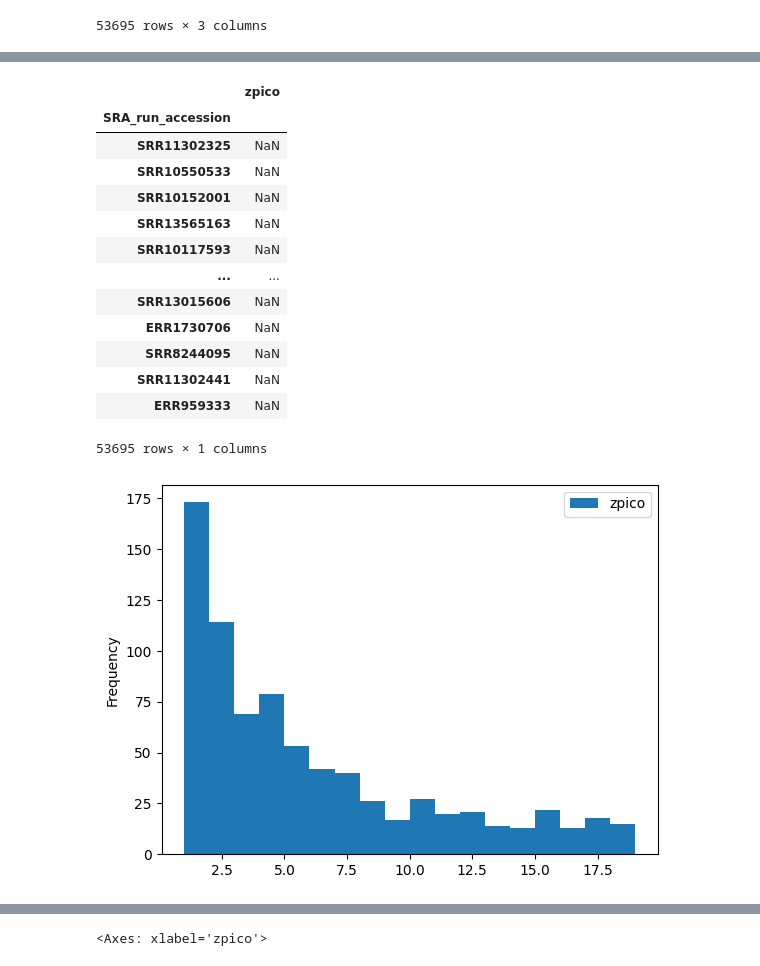
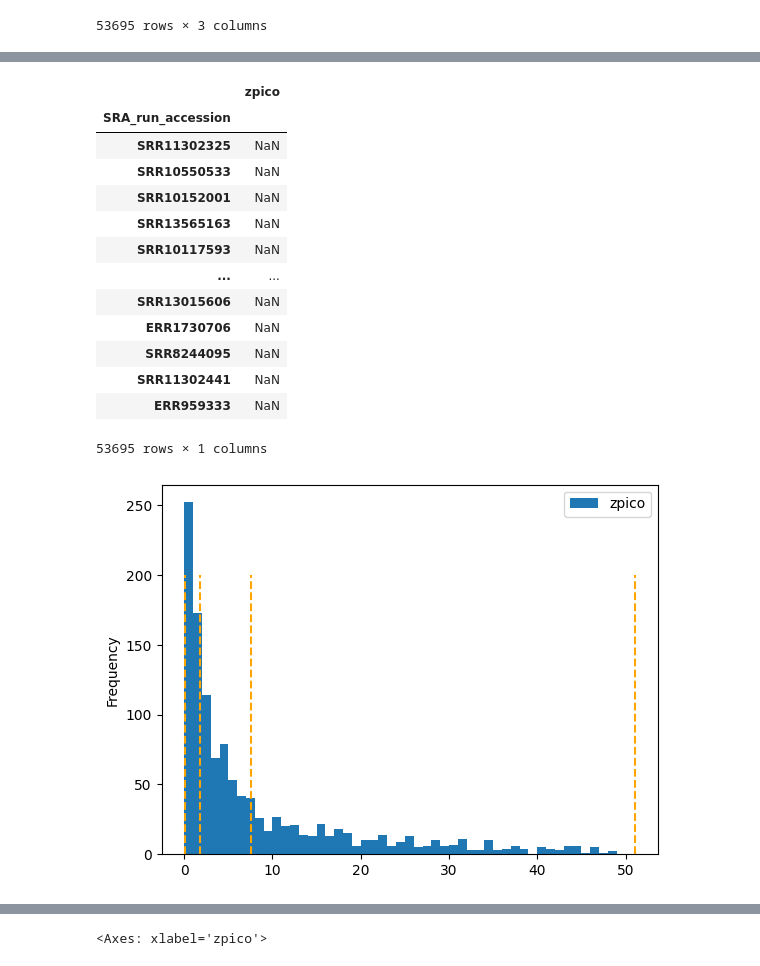
Before and after one commit to czbiohub-sf/RNAquarium, a Jupyter notebook: src/Serratus_Lite/scripts/Classification.ipynb, the cells around one changed output, grey strips where cells are left out. Drawn from its saved outputs; the diff is of its cells as text; code cells hidden in the pictures.

```diff
--- a/src/Serratus_Lite/scripts/Classification.ipynb
+++ b/src/Serratus_Lite/scripts/Classification.ipynb
@@ -160,23 +211,25 @@ ZfPV_nonzero
 # %%
 zpico_nonzero = pd.DataFrame(normed_values_df[normed_values_df['zpico'] != 0]['zpico'])
-zpico_nonzero.plot.hist(logx=False, bins=list(range(1,20,1)))
+plt = zpico_nonzero.plot.hist(logx=False, bins=range(50))
+plt.vlines(bin_dict['zpico'][: -1], ymin=0, ymax=200, color='orange', linestyles='dashed')
+plt
 zpico_nonzero
 # bins:
 # %% [output]
 |  | zpico |
 | SRA_run_accession |  |
 | SRR11302325 | NaN |
 | SRR10550533 | NaN |
 | SRR10152001 | NaN |
 | SRR13565163 | NaN |
 | SRR10117593 | NaN |
 | ... | ... |
 | SRR13015606 | NaN |
 | ERR1730706 | NaN |
 | SRR8244095 | NaN |
 | SRR11302441 | NaN |
 | ERR959333 | NaN |
 53695 rows × 1 columns
-[figure, old version]
+[figure, new version]
 # %%
 zpoxv_nonzero = pd.DataFrame(normed_values_df[normed_values_df['zpoxv'] != 0]['zpoxv'])
```
Also changed, not shown: parts of 5 cells of this notebook, 1 other file.
